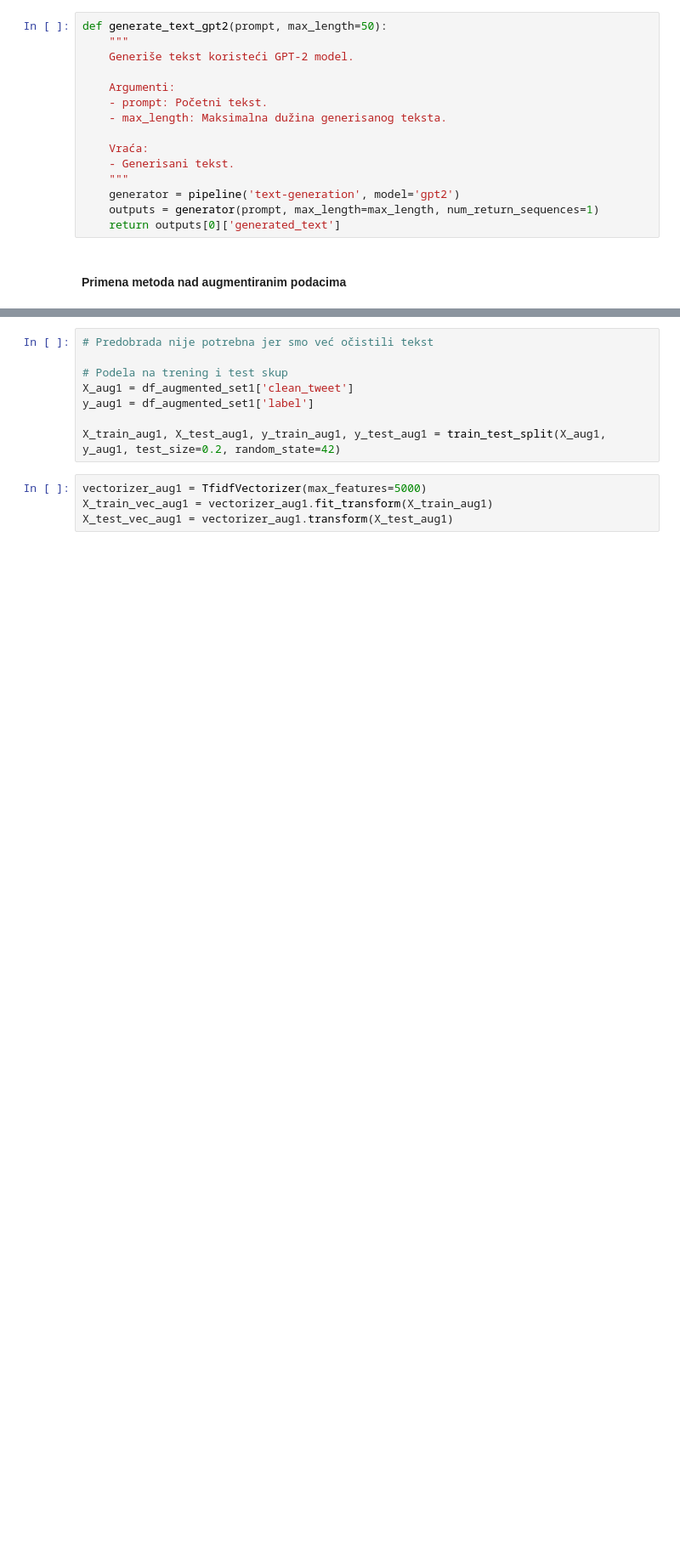
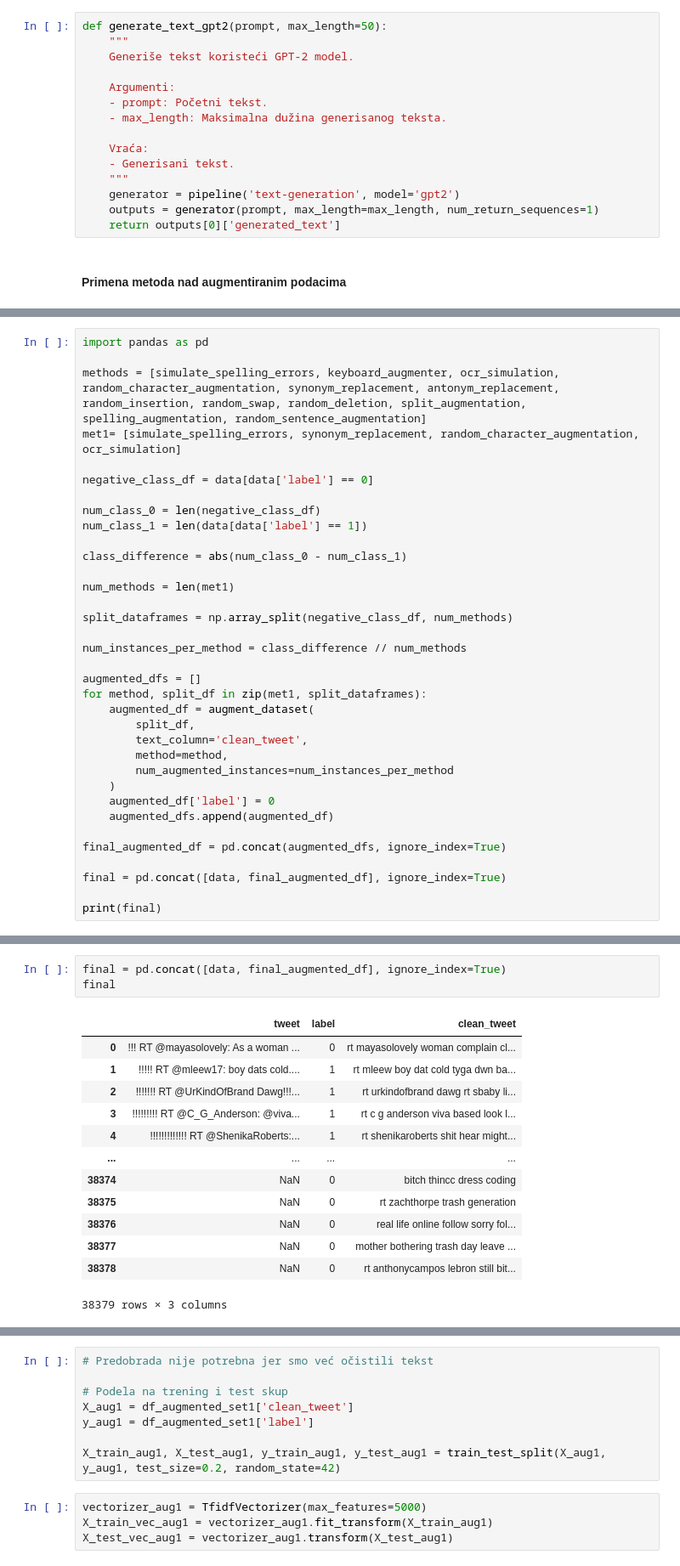
Before and after one commit to katarinaast/Text-data-augmentation, a Jupyter notebook: data_augmentation.ipynb, the cells around one changed output, grey strips where cells are left out. Shown at 85% size. Saved outputs shown, nothing was run; the diff lists cells and outputs as text; blank space fills up the shorter version.

Commit message:
augmented data

```diff
--- a/data_augmentation.ipynb
+++ b/data_augmentation.ipynb
@@ -1016,0 +934,35 @@ augmented_df_synonyms = augment_dataset(
+# %%
+import pandas as pd
+
+methods = [simulate_spelling_errors, keyboard_augmenter, ocr_simulation, random_character_augmentation, synonym_replacement, antonym_replacement, random_insertion, random_swap, random_deletion, split_augmentation, spelling_augmentation, random_sentence_augmentation]
+met1= [simulate_spelling_errors, synonym_replacement, random_character_augmentation, ocr_simulation]
+
+negative_class_df = data[data['label'] == 0]
+
+num_class_0 = len(negative_class_df)
+num_class_1 = len(data[data['label'] == 1])
+
+class_difference = abs(num_class_0 - num_class_1)
+
+num_methods = len(met1)
+
+split_dataframes = np.array_split(negative_class_df, num_methods)
+
+num_instances_per_method = class_difference // num_methods
+
+augmented_dfs = []
+for method, split_df in zip(met1, split_dataframes):
+    augmented_df = augment_dataset(
+        split_df,
+        text_column='clean_tweet',
+        method=method,
+        num_augmented_instances=num_instances_per_method
+    )
+    augmented_df['label'] = 0
+    augmented_dfs.append(augmented_df)
+
+final_augmented_df = pd.concat(augmented_dfs, ignore_index=True)
+
+final = pd.concat([data, final_augmented_df], ignore_index=True)
+
+print(final)
@@ -1016,0 +994,17 @@ augmented_df_synonyms = augment_dataset(
+# %%
+final = pd.concat([data, final_augmented_df], ignore_index=True)
+final
+# %% [output]
+|  | tweet | label | clean_tweet |
+| 0 | !!! RT @mayasolovely: As a woman ... | 0 | rt mayasolovely woman complain cl... |
+| 1 | !!!!! RT @mleew17: boy dats cold.... | 1 | rt mleew boy dat cold tyga dwn ba... |
+| 2 | !!!!!!! RT @UrKindOfBrand Dawg!!!... | 1 | rt urkindofbrand dawg rt sbaby li... |
+| 3 | !!!!!!!!! RT @C_G_Anderson: @viva... | 1 | rt c g anderson viva based look l... |
+| 4 | !!!!!!!!!!!!! RT @ShenikaRoberts:... | 1 | rt shenikaroberts shit hear might... |
+| ... | ... | ... | ... |
+| 38374 | NaN | 0 | bitch thincc dress coding |
+| 38375 | NaN | 0 | rt zachthorpe trash generation |
+| 38376 | NaN | 0 | real life online follow sorry fol... |
+| 38377 | NaN | 0 | mother bothering trash day leave ... |
+| 38378 | NaN | 0 | rt anthonycampos lebron still bit... |
+38379 rows × 3 columns
```
Also changed, not shown: parts of 21 cells of this notebook.
